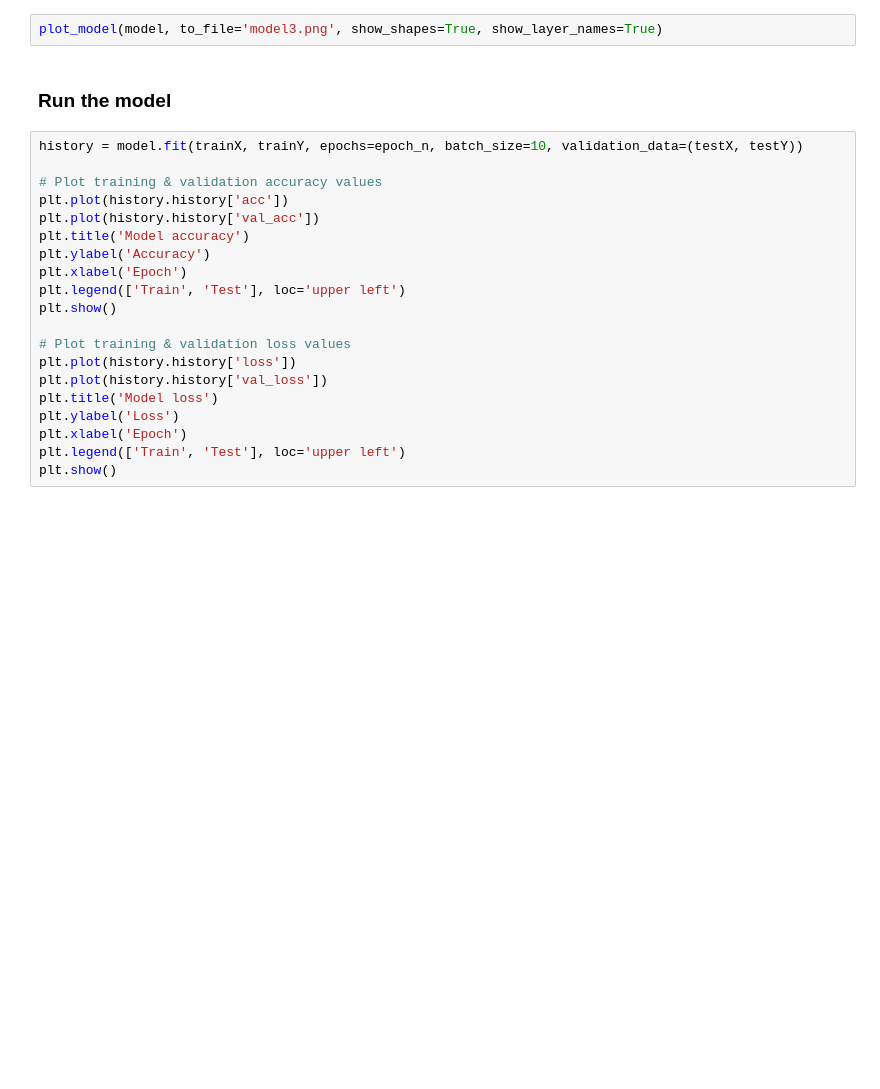
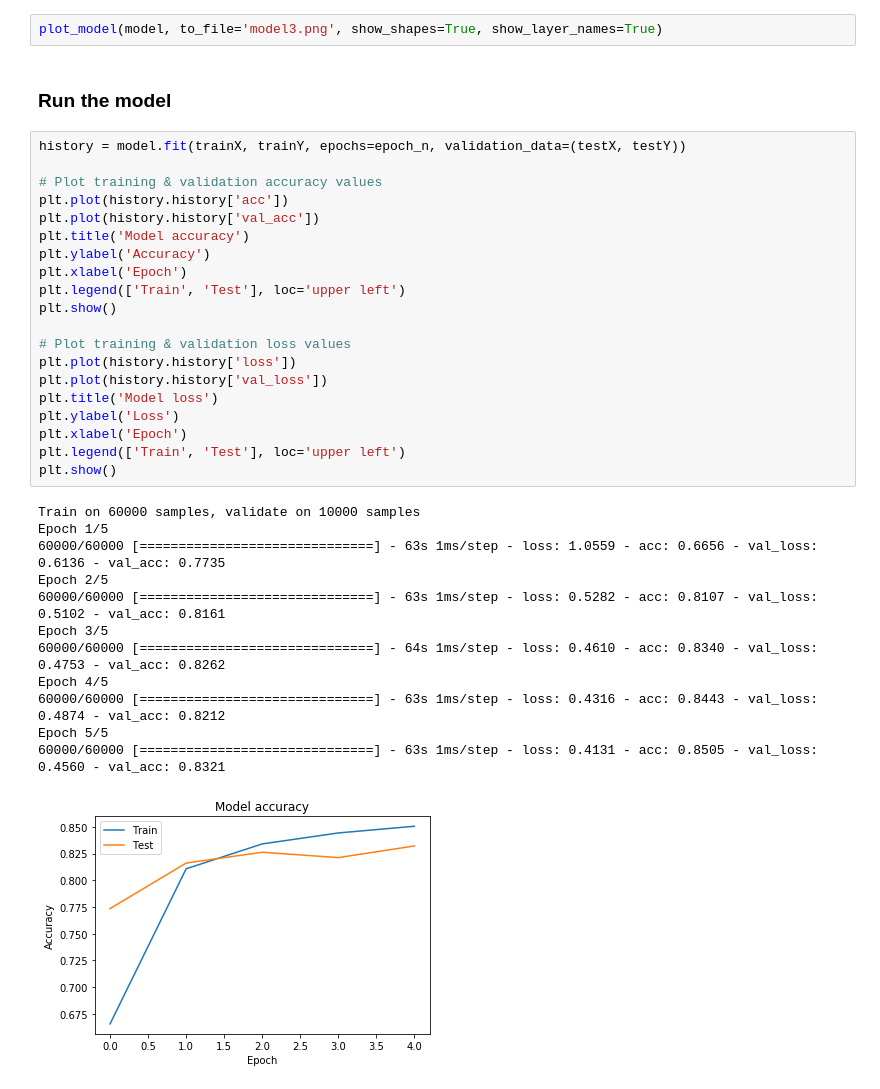
Before and after one commit to GreatLearningAIML1/bangalore-feb-batch-charulatha27, a Jupyter notebook: R6_ExternalLab_AIML.ipynb, the cells around one changed output. Cells and saved outputs as stored; diff of their text form; blank space fills up the shorter version.

```diff
--- a/R6_ExternalLab_AIML.ipynb
+++ b/R6_ExternalLab_AIML.ipynb
@@ -311,22 +400,35 @@ plot_model(model, to_file='model3.png', show_shapes=True, show_layer_names=True)
 # %% [markdown]
 ### Run the model
 # %%
-history = model.fit(trainX, trainY, epochs=epoch_n, batch_size=10, validation_data=(testX, testY))
+history = model.fit(trainX, trainY, epochs=epoch_n, validation_data=(testX, testY))
 
 # Plot training & validation accuracy values
 plt.plot(history.history['acc'])
 plt.plot(history.history['val_acc'])
 plt.title('Model accuracy')
 plt.ylabel('Accuracy')
 plt.xlabel('Epoch')
 plt.legend(['Train', 'Test'], loc='upper left')
 plt.show()
 
 # Plot training & validation loss values
 plt.plot(history.history['loss'])
 plt.plot(history.history['val_loss'])
 plt.title('Model loss')
 plt.ylabel('Loss')
 plt.xlabel('Epoch')
 plt.legend(['Train', 'Test'], loc='upper left')
 plt.show()
+# %% [output]
+Train on 60000 samples, validate on 10000 samples
+Epoch 1/5
+60000/60000 [==============================] - 63s 1ms/step - loss: 1.0559 - acc: 0.6656 - val_loss: 0.6136 - val_acc: 0.7735
+Epoch 2/5
+60000/60000 [==============================] - 63s 1ms/step - loss: 0.5282 - acc: 0.8107 - val_loss: 0.5102 - val_acc: 0.8161
+Epoch 3/5
+60000/60000 [==============================] - 64s 1ms/step - loss: 0.4610 - acc: 0.8340 - val_loss: 0.4753 - val_acc: 0.8262
+Epoch 4/5
+60000/60000 [==============================] - 63s 1ms/step - loss: 0.4316 - acc: 0.8443 - val_loss: 0.4874 - val_acc: 0.8212
+Epoch 5/5
+60000/60000 [==============================] - 63s 1ms/step - loss: 0.4131 - acc: 0.8505 - val_loss: 0.4560 - val_acc: 0.8321
+[figure, added]
```
Also changed, not shown: parts of 10 cells of this notebook.
